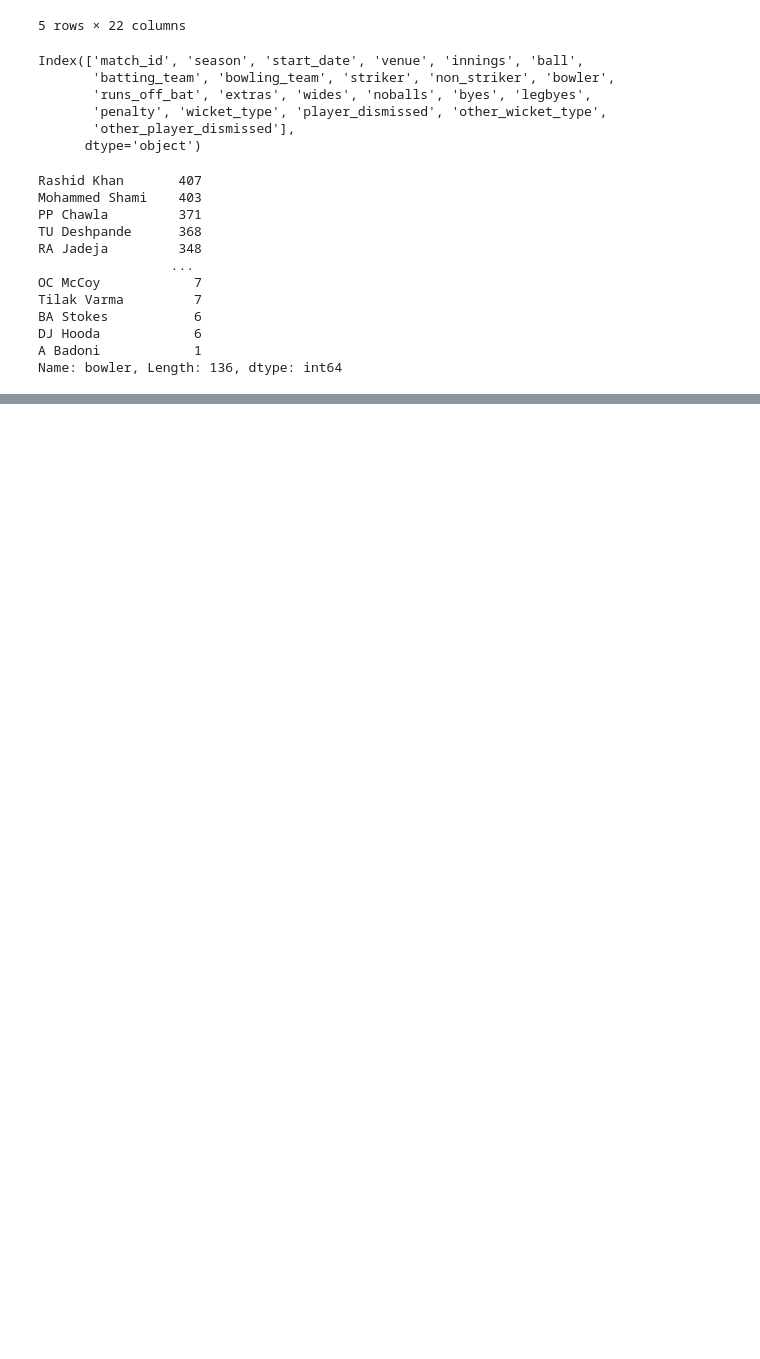
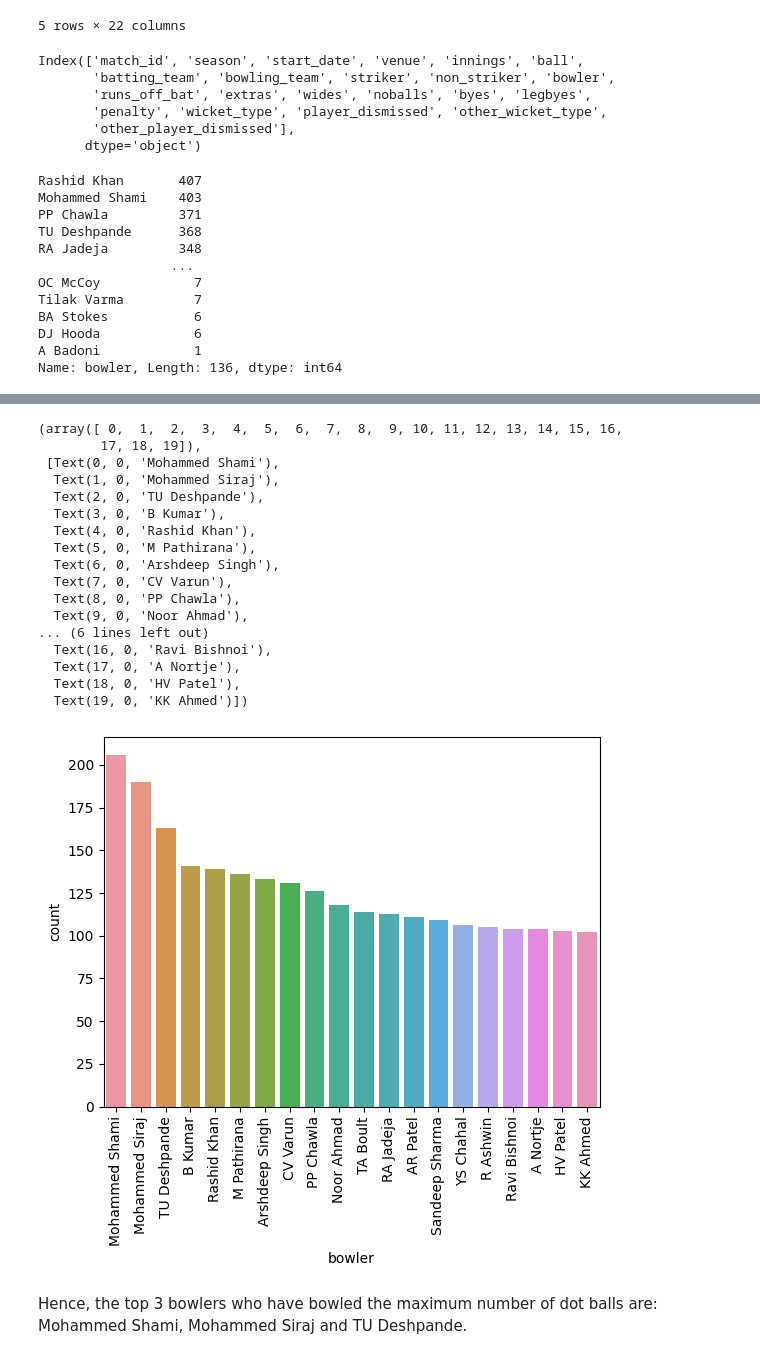
Before and after one commit to Rounak396/ipl_score_prediction_and_analysis, a Jupyter notebook: 2. 2023 IPL Data Analysis/1.ipl_2023_ball_by_ball_analysis.ipynb, the cells around one changed output, grey strips where cells are left out. Saved outputs shown, nothing was run; the diff lists cells and outputs as text; code cells hidden in the pictures; blank space fills up the shorter version.

```diff
--- a/2. 2023 IPL Data Analysis/1.ipl_2023_ball_by_ball_analysis.ipynb
+++ b/2. 2023 IPL Data Analysis/1.ipl_2023_ball_by_ball_analysis.ipynb
@@ -512,0 +538,24 @@ Name: bowler, Length: 136, dtype: int64
+# %%
+sns.countplot(x='bowler', data=data1[data1["runs_off_bat"]==0], order=data1[data1["runs_off_bat"]==0]["bowler"].value_counts().iloc[:20].index)
+plt.xticks(rotation=90)
+# %% [output]
+(array([ 0,  1,  2,  3,  4,  5,  6,  7,  8,  9, 10, 11, 12, 13, 14, 15, 16,
+        17, 18, 19]),
+ [Text(0, 0, 'Mohammed Shami'),
+  Text(1, 0, 'Mohammed Siraj'),
+  Text(2, 0, 'TU Deshpande'),
+  Text(3, 0, 'B Kumar'),
+  Text(4, 0, 'Rashid Khan'),
+  Text(5, 0, 'M Pathirana'),
+  Text(6, 0, 'Arshdeep Singh'),
+  Text(7, 0, 'CV Varun'),
+  Text(8, 0, 'PP Chawla'),
+  Text(9, 0, 'Noor Ahmad'),
+... (6 lines left out)
+  Text(16, 0, 'Ravi Bishnoi'),
+  Text(17, 0, 'A Nortje'),
+  Text(18, 0, 'HV Patel'),
+  Text(19, 0, 'KK Ahmed')])
+[figure, added]
+# %% [markdown]
+Hence, the top 3 bowlers who have bowled the maximum number of dot balls are: Mohammed Shami, Mohammed Siraj and TU Deshpande.
```
Also changed, not shown: parts of 3 cells of this notebook.
